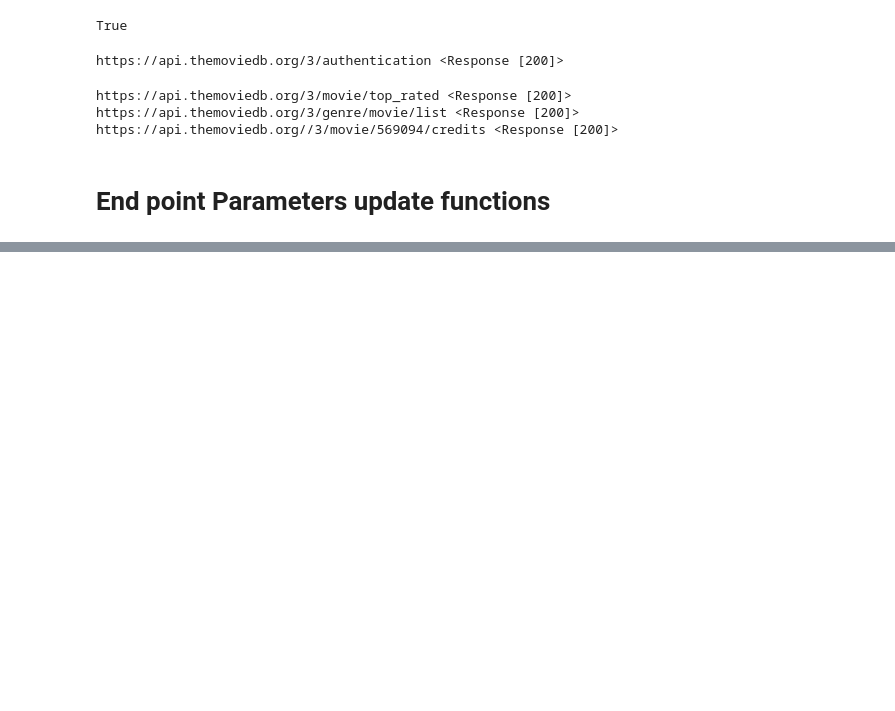
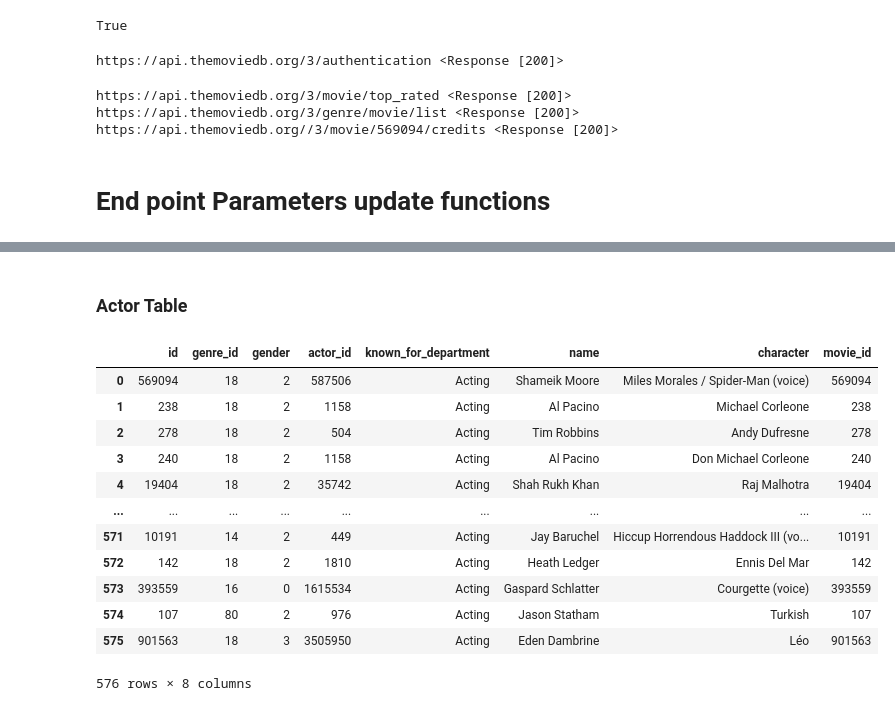
Before and after one commit to Bambi-Forest/tmdb-api-connection, a Jupyter notebook: The Movie Database API/connection.ipynb, the cells around one changed output, grey strips where cells are left out. Drawn from its saved outputs; the diff is of its cells as text; code cells hidden in the pictures; blank space fills up the shorter version.

```diff
--- a/The Movie Database API/connection.ipynb
+++ b/The Movie Database API/connection.ipynb
@@ -117,0 +370,23 @@ top_ten_paid_actors.head(10)
+# %% [markdown]
+### Actor Table
+# %%
+df2=join_df.dropna().reset_index(drop=True)
+df2 = df2.astype({'gender':'int'})
+df2 = df2.astype({'actor_id':'int'})
+df2 = df2.astype({'movie_id':'int'})
+actor_known_details_df = df2
+actor_known_details_df
+# %% [output]
+|  | id | genre_id | gender | actor_id | known_for_department | name | character | movie_id |
+| 0 | 569094 | 18 | 2 | 587506 | Acting | Shameik Moore | Miles Morales / Spider-Man (voice) | 569094 |
+| 1 | 238 | 18 | 2 | 1158 | Acting | Al Pacino | Michael Corleone | 238 |
+| 2 | 278 | 18 | 2 | 504 | Acting | Tim Robbins | Andy Dufresne | 278 |
+| 3 | 240 | 18 | 2 | 1158 | Acting | Al Pacino | Don Michael Corleone | 240 |
+| 4 | 19404 | 18 | 2 | 35742 | Acting | Shah Rukh Khan | Raj Malhotra | 19404 |
+| ... | ... | ... | ... | ... | ... | ... | ... | ... |
+| 571 | 10191 | 14 | 2 | 449 | Acting | Jay Baruchel | Hiccup Horrendous Haddock III (vo... | 10191 |
+| 572 | 142 | 18 | 2 | 1810 | Acting | Heath Ledger | Ennis Del Mar | 142 |
+| 573 | 393559 | 16 | 0 | 1615534 | Acting | Gaspard Schlatter | Courgette (voice) | 393559 |
+| 574 | 107 | 80 | 2 | 976 | Acting | Jason Statham | Turkish | 107 |
+| 575 | 901563 | 18 | 3 | 3505950 | Acting | Eden Dambrine | Léo | 901563 |
+576 rows × 8 columns
```
Also changed, not shown: parts of 36 cells of this notebook.
